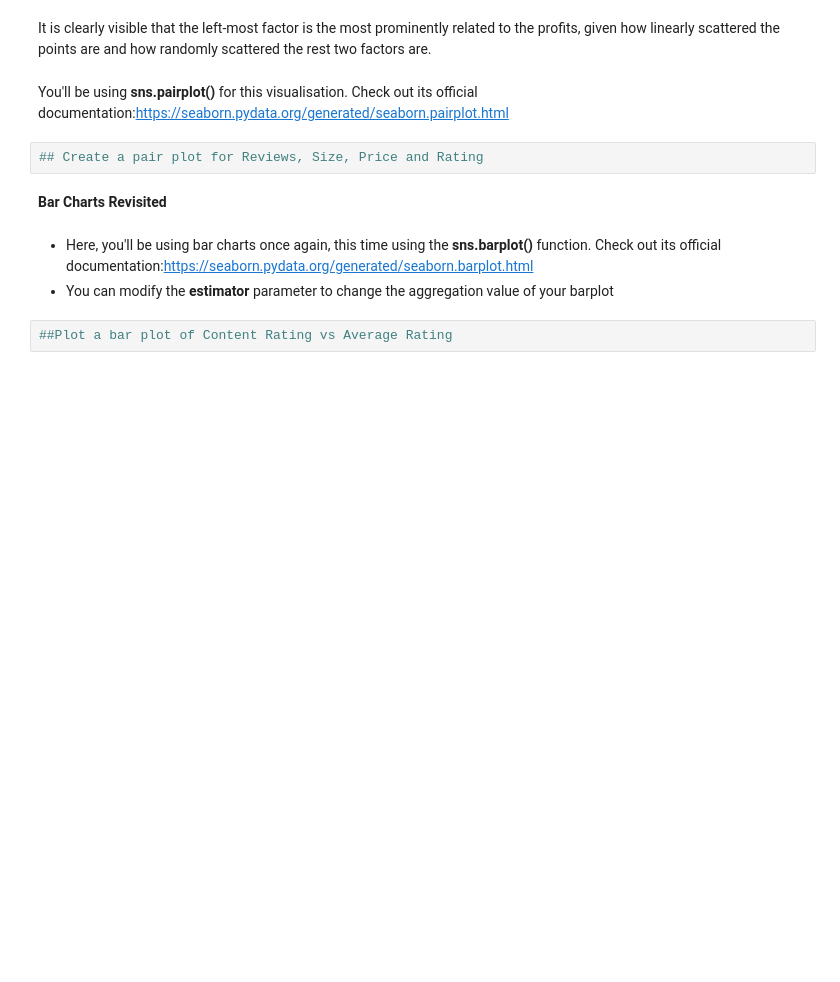
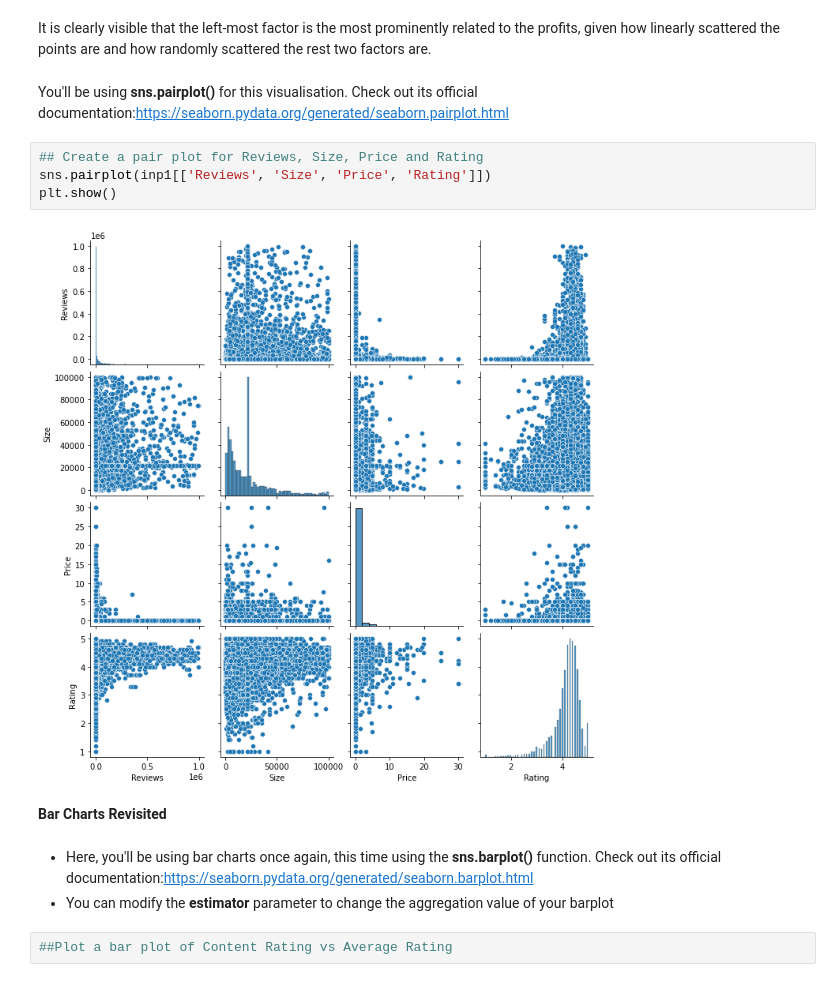
Before and after one commit to teerapat1739/multipurpose-jupyter-notebook, a Jupyter notebook: notebooks/Data Visualisation in Python - Case Study.ipynb, the cells around one changed output. Cells and saved outputs as stored; diff of their text form; blank space fills up the shorter version.

Commit message:
Pair Plots

```diff
--- a/notebooks/Data Visualisation in Python - Case Study.ipynb
+++ b/notebooks/Data Visualisation in Python - Case Study.ipynb
@@ -730,6 +730,10 @@ It is clearly visible that the left-most factor is the most prominently related
 You'll be using **sns.pairplot()** for this visualisation. Check out its official documentation:https://seaborn.pydata.org/generated/seaborn.pairplot.html
 # %%
 ## Create a pair plot for Reviews, Size, Price and Rating
+sns.pairplot(inp1[['Reviews', 'Size', 'Price', 'Rating']])
+plt.show()
+# %% [output]
+[figure, added]
 # %% [markdown]
 **Bar Charts Revisited**
 # %% [markdown]
```
Also changed, not shown: parts of 5 cells of this notebook.
